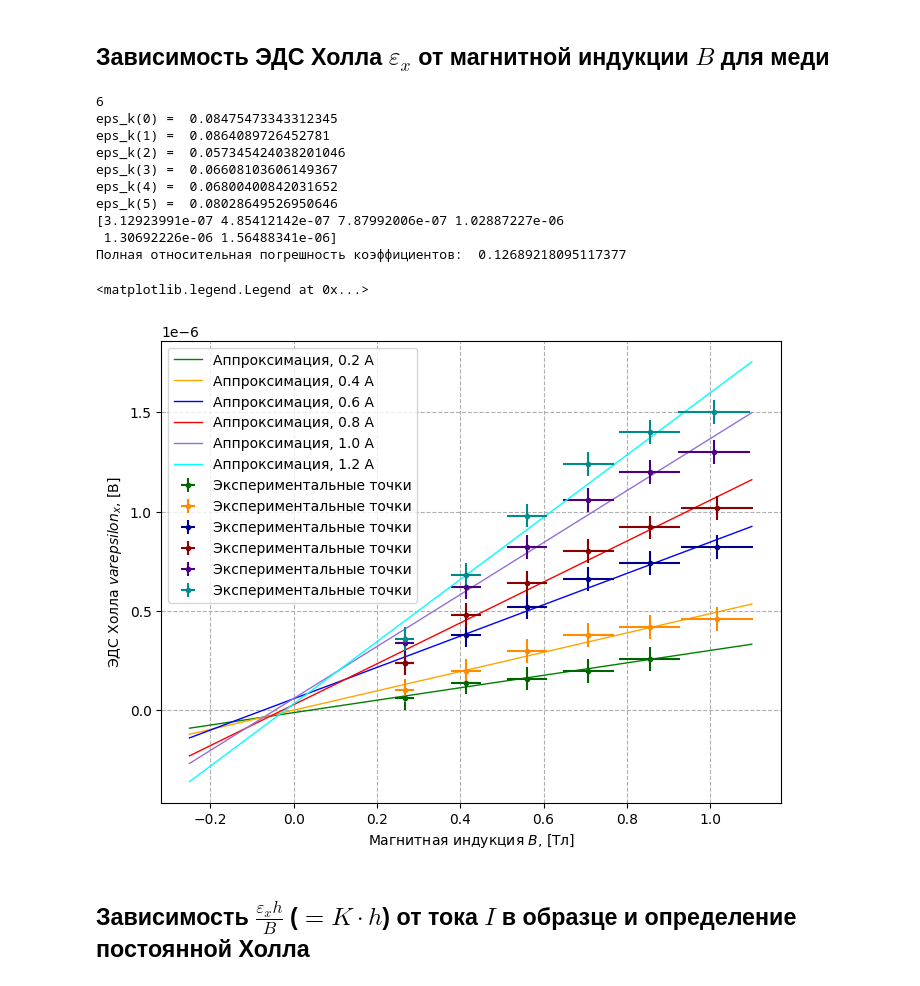
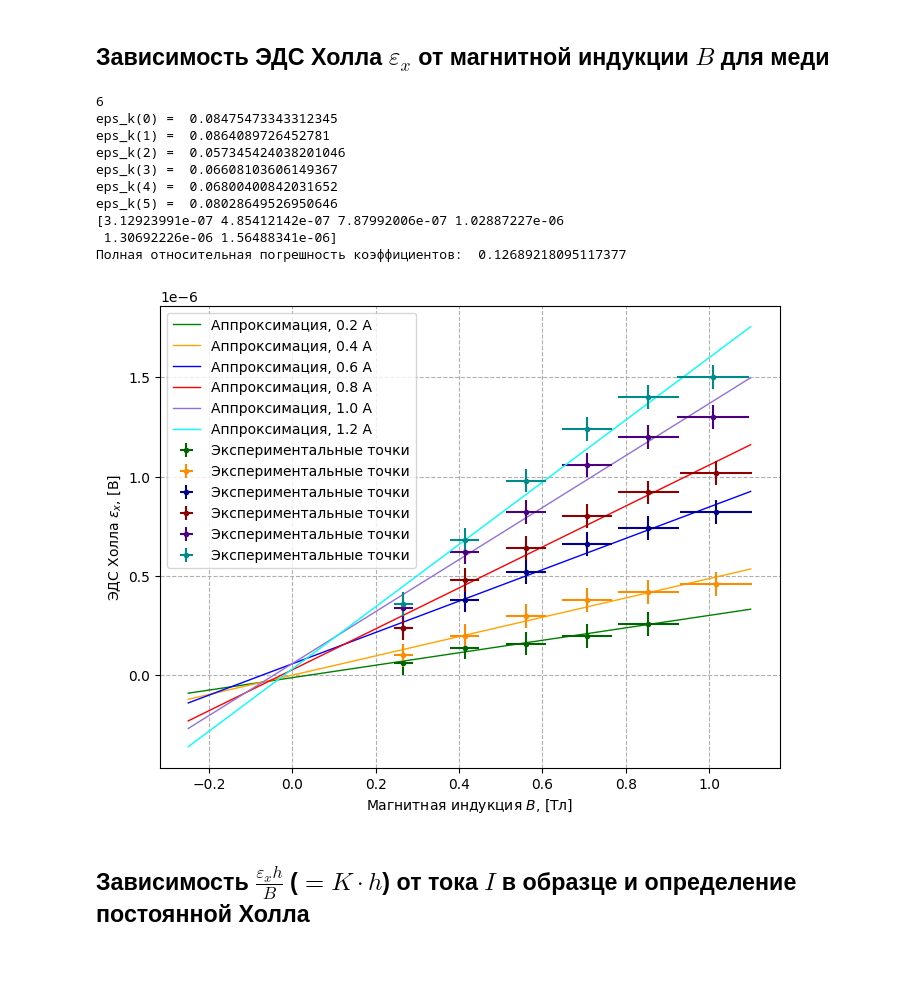
Before and after one commit to ufomann/lab_335, a Jupyter notebook: processing.ipynb, the cells around one changed output. Saved outputs shown, nothing was run; the diff lists cells and outputs as text; code cells hidden in the pictures.

```diff
--- a/processing.ipynb
+++ b/processing.ipynb
@@ -88,12 +88,11 @@ U24 = [(np.array([16, 20, 21, 23, 26]) * 0.02 * 10**(-6)) - U0[0], (np.array([13
 Current_mag = [np.array([0.2, 0.4, 0.6, 0.8, 1.0]), np.array([0.2, 0.4, 0.6, 0.8, 1.0, 1.22]),
                        np.array([0.2, 0.4, 0.6, 0.8, 1.0, 1.22]), np.array([0.2, 0.4, 0.6, 0.8, 1.0, 1.22]),
                        np.array([0.2, 0.4, 0.6, 0.8, 1.0, 1.21]), np.array([0.2, 0.4, 0.6, 0.8, 1.0, 1.21])] #Амперы
-
 #Учет U0 для ЭДС Холла - U0[i]
 #...
 
 plt.figure(figsize=(8,6), dpi=100) # размер графика
-plt.ylabel("ЭДС Холла $varepsilon_x$, [В]") # подписи к осям
+plt.ylabel("ЭДС Холла $\\varepsilon_x$, [В]") # подписи к осям
 plt.xlabel("Магнитная индукция $B$, [Тл]")
 plt.grid(True, linestyle="--") # сетка
 #plt.axis([0,0.25,0,1.3]) # масштабы осей
@@ -112,35 +111,35 @@ for i in range(len(Current_mag)):
 
     sigma_x = xs * (0.05 * 0.01 + eps_K)
     sigma_y = 0.06 * 10**(-6) #Систематическая погрешность = 1.5 мкВ * 4.0 * 1/100 (диапазон * класс точности)
 
     k, b, sigma_k, sigma_b = MNK(xs, ys)
     Koefs.append(k)
     print(f'eps_k({i}) = ', sigma_k/k)
     #В одну сторону
     plt.plot(x, k * x + b, "-r",linewidth=1, label=f'Аппроксимация, {Current_mod[i]} А', color = colors[i]) # аппроксимация
     plt.errorbar(xs, ys, xerr=sigma_x, yerr=sigma_y, fmt="ok", label="Экспериментальные точки", ms=3, color = colors_d[i]) # точки с погрешностями
 
 Koefs = np.array(Koefs)
 print(Koefs)
 
 max_eps_k = 0.085
 eps_Koefs = np.sqrt(max_eps_k**2 + (0.04)**2 + (eps_K + 0.05 * 0.01)**2)
 print("Полная относительная погрешность коэффициентов: ", eps_Koefs)
 
 plt.legend() # легенда
+plt.savefig('copper.png')
 # %% [output]
 6
 eps_k(0) =  0.08475473343312345
 eps_k(1) =  0.0864089726452781
 eps_k(2) =  0.057345424038201046
 eps_k(3) =  0.06608103606149367
 eps_k(4) =  0.06800400842031652
 eps_k(5) =  0.08028649526950646
 [3.12923991e-07 4.85412142e-07 7.87992006e-07 1.02887227e-06
  1.30692226e-06 1.56488341e-06]
 Полная относительная погрешность коэффициентов:  0.12689218095117377
-<matplotlib.legend.Legend at 0x...>
-[figure, old version]
+[figure, new version]
 # %% [markdown]
 ## Зависимость $\frac{\varepsilon_x h}{B}$ ($=K \cdot h$) от тока $I$ в образце и определение постоянной Холла
 # %% [markdown]
```
Also changed, not shown: parts of 3 cells of this notebook, 4 other files.
